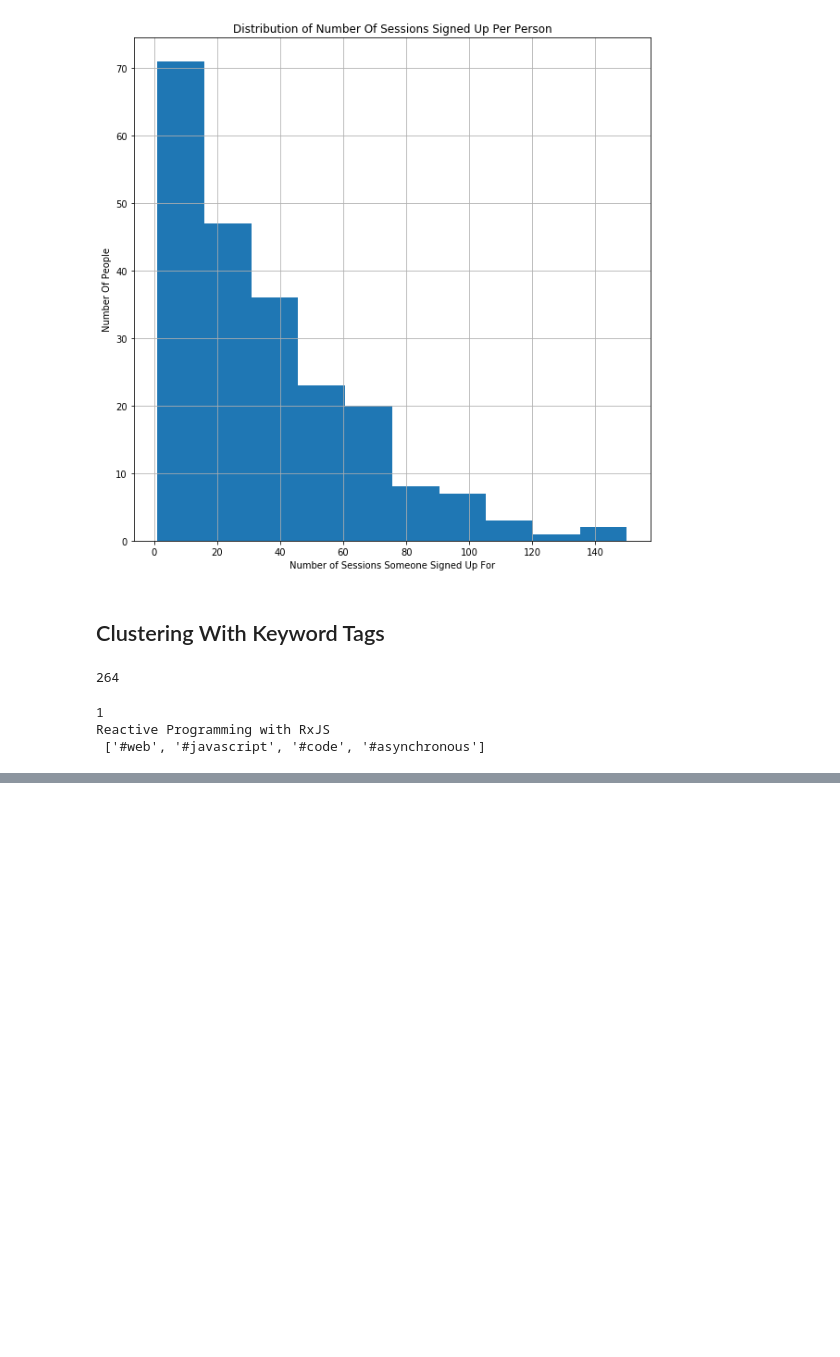
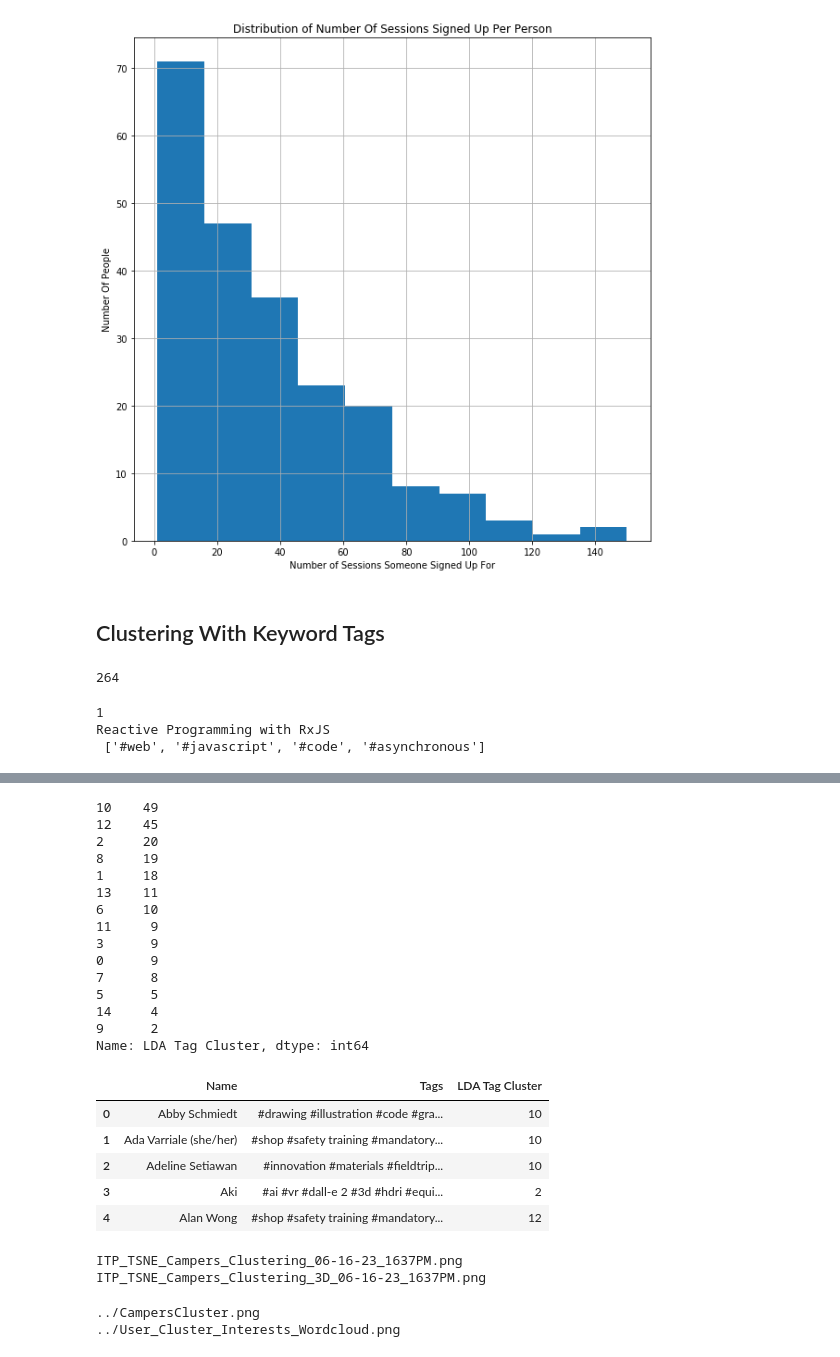
Before and after one commit to Matthew-Mitchell/itp23-user-clustering, a Jupyter notebook: Scraper_Modularized_and_Clustering.ipynb, the cells around one changed output, grey strips where cells are left out. Saved outputs shown, nothing was run; the diff lists cells and outputs as text; code cells hidden in the pictures; blank space fills up the shorter version.

```diff
--- a/Scraper_Modularized_and_Clustering.ipynb
+++ b/Scraper_Modularized_and_Clustering.ipynb
@@ -471,0 +567,7 @@ Reactive Programming with RxJS
+# %%
+cluster_probs = model.transform(tf)
+clusters = [np.argmax(i) for i in clusters]
+ucorp_df['LDA Tag Cluster'] = clusters
+print(ucorp_df['LDA Tag Cluster'].value_counts())
+ucorp_df.head()
+# %% [output]
@@ -471,0 +575,21 @@ Reactive Programming with RxJS
+10    49
+12    45
+2     20
+8     19
+1     18
+13    11
+6     10
+11     9
+3      9
+0      9
+7      8
+5      5
+14     4
+9      2
+Name: LDA Tag Cluster, dtype: int64
+|  | Name | Tags | LDA Tag Cluster |
+| 0 | Abby Schmiedt | #drawing #illustration #code #gra... | 10 |
+| 1 | Ada Varriale (she/her) | #shop #safety training #mandatory... | 10 |
+| 2 | Adeline Setiawan | #innovation #materials #fieldtrip... | 10 |
+| 3 | Aki | #ai #vr #dall-e 2 #3d #hdri #equi... | 2 |
+| 4 | Alan Wong | #shop #safety training #mandatory... | 12 |
@@ -471,0 +600,10 @@ Reactive Programming with RxJS
+# %%
+ls *.png
+# %% [output]
+ITP_TSNE_Campers_Clustering_06-16-23_1637PM.png
+ITP_TSNE_Campers_Clustering_3D_06-16-23_1637PM.png
+# %%
+ls ../*.png
+# %% [output]
+../CampersCluster.png
+../User_Cluster_Interests_Wordcloud.png
```
Also changed, not shown: parts of 18 cells of this notebook, 6 other files.
